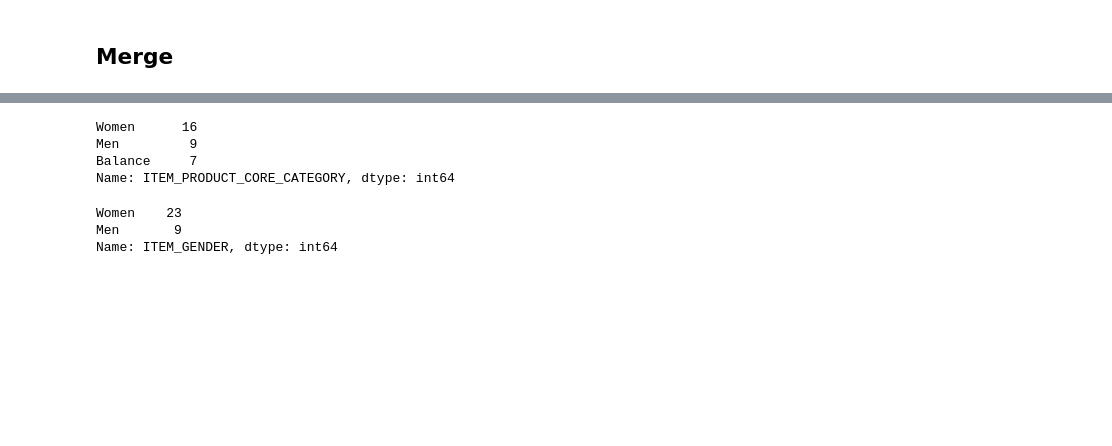
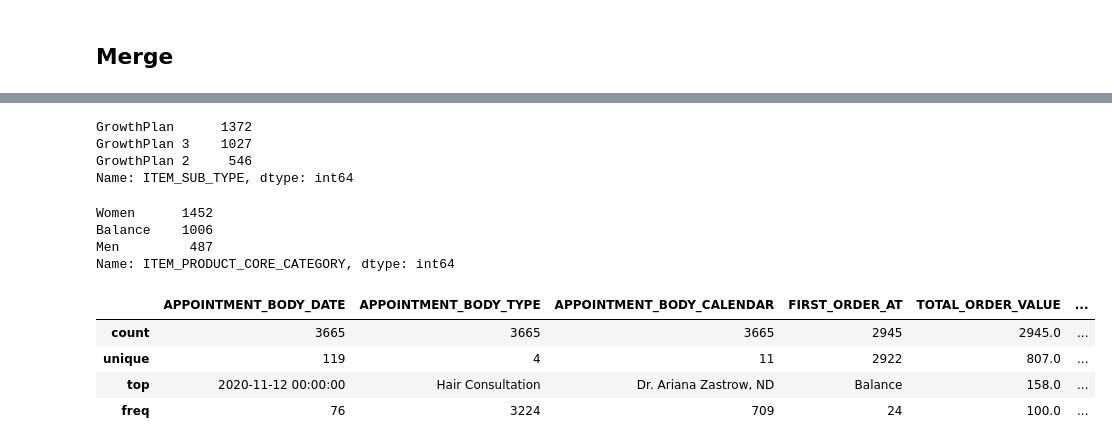
Before and after one commit to meaganlazer/Parking_Tickets_Timeseries, a Jupyter notebook: OrderData.ipynb, the cells around one changed output, grey strips where cells are left out. Drawn from its saved outputs; the diff is of its cells as text; code cells hidden in the pictures; blank space fills up the shorter version.

```diff
--- a/OrderData.ipynb
+++ b/OrderData.ipynb
@@ -268,0 +334,9 @@ df18.describe()
+# %%
+sub3 = sub3.groupby('EMAIL').agg({"FIRST_ORDER_AT":'min',\
+                                'TOTAL_ORDER_VALUE':'mean',\
+                                'TOTAL_ORDERS':'mean'\
+                                ,'ITEM_GENDER':'last',\
+                                'ITEM_SUB_TYPE':'last',\
+                                'ITEM_PRODUCT_CORE_CATEGORY':'last'\
+                               })
+sub3.shape
@@ -269,7 +377,7 @@ df18.describe()
 # %% [markdown]
 ## Merge
 # %%
-sub = pd.merge(clean_acuity,df, how='left',on='EMAIL',copy=False)
+sub = pd.merge(clean_acuity,sub3, how='left',on='EMAIL',copy=False)
 sub.info()
 # %% [output]
 <class 'pandas.core.frame.DataFrame'>
@@ -327,38 +399,33 @@ Name: ITEM_SUB_TYPE, dtype: int64
+# %%
+# clean up item sub
+sub.loc[sub['ITEM_SUB_TYPE'] =='GrowthPlan,GrowthPlan']= 'GrowthPlan'
+sub.loc[sub['ITEM_SUB_TYPE'] =='GrowthPlan 3,GrowthPlan 3']= 'GrowthPlan 3'
+sub.loc[sub['ITEM_SUB_TYPE'] =='GrowthPlan,GrowthPlan 3']= 'GrowthPlan'
+sub.loc[sub['ITEM_SUB_TYPE'] =='GrowthPlan 2,GrowthPlan']= 'GrowthPlan 2'
+sub.loc[sub['ITEM_SUB_TYPE'] =='GrowthPlan 3,GrowthPlan 2']= 'GrowthPlan 3'
+sub.loc[sub['ITEM_SUB_TYPE'] =='GrowthPlan,GrowthPlan 2']= 'GrowthPlan'
+sub.loc[sub['ITEM_SUB_TYPE'] =='GrowthPlan 3,GrowthPlan']= 'GrowthPlan 3'
+sub.loc[sub['ITEM_SUB_TYPE'] =='GrowthPlan 2,GrowthPlan 2']= 'GrowthPlan 2'
+sub.loc[sub['ITEM_SUB_TYPE'] =='GrowthPlan 3,Non-Sub']= 'GrowthPlan 3'
+
+sub['ITEM_SUB_TYPE'].value_counts()
+# %% [output]
+GrowthPlan      1372
+GrowthPlan 3    1027
+GrowthPlan 2     546
+Name: ITEM_SUB_TYPE, dtype: int64
 # %%
-# sub.loc[sub['ITEM_PRODUCT_CORE_CATEGORY'] =='Women,Men']= 'Women'
-# sub.loc[sub['ITEM_PRODUCT_CORE_CATEGORY'] =='Combination']= 'Balance'
-# sub.loc[sub['ITEM_PRODUCT_CORE_CATEGORY'] =='Women,Balance']= 'Balance'
-# sub.loc[sub['ITEM_PRODUCT_CORE_CATEGORY'] =='Men,Men']= 'Men'
-# sub.loc[sub['ITEM_PRODUCT_CORE_CATEGORY'] =='Balance,Men']= 'Balance'
-# sub.loc[sub['ITEM_PRODUCT_CORE_CATEGORY'] =='Men,Women,Women']= 'Women'
+sub.loc[sub['ITEM_PRODUCT_CORE_CATEGORY'] =='Men,Men']= 'Men'
+sub.loc[sub['ITEM_PRODUCT_CORE_CATEGORY'] =='GrowthPlan']= 'Balance'
+sub.loc[sub['ITEM_PRODUCT_CORE_CATEGORY'] =='GrowthPlan 2']= 'Balance'
+sub.loc[sub['ITEM_PRODUCT_CORE_CATEGORY'] =='GrowthPlan 3']= 'Balance'
 
 sub['ITEM_PRODUCT_CORE_CATEGORY'].value_counts()
 # %% [output]
-Women      16
-Men         9
-Balance     7
+Women      1452
+Balance    1006
+Men         487
 Name: ITEM_PRODUCT_CORE_CATEGORY, dtype: int64
-# %%
-# # clean up item gender
-# gold.loc[gold['ITEM_GENDER'] =='Men,Women', 'ITEM_GENDER']= 'Combination'
-# gold.loc[gold['ITEM_GENDER'] =='Women,Men,Women', 'ITEM_GENDER']= 'Combination'
-# gold.loc[gold['ITEM_GENDER'] =='Men,Women,Men,Women,Women,Women,Men,Men', 'ITEM_GENDER']= 'Combination'
-# gold.loc[gold['ITEM_GENDER'] =='Men,Women,Women', 'ITEM_GENDER']= 'Combination'
-# gold.loc[gold['ITEM_GENDER'] =='Women,Women,Men', 'ITEM_GENDER']= 'Combination'
-# gold.loc[gold['ITEM_GENDER'] =='Women,Men,Women,Women', 'ITEM_GENDER']= 'Combination'
-# gold.loc[gold['ITEM_GENDER'] =='Women,Men', 'ITEM_GENDER']= 'Combination'
-# gold.loc[gold['ITEM_GENDER'] =='Women,All', 'ITEM_GENDER']= 'Women'
-# gold.loc[gold['ITEM_GENDER'] =='Women,Women,Women,Women', 'ITEM_GENDER']= 'Women'
-# gold.loc[gold['ITEM_GENDER'] =='Women,Women', 'ITEM_GENDER']= 'Women'
-# gold.loc[gold['ITEM_GENDER'] =='Men,Men', 'ITEM_GENDER']= 'Men'
-# gold.loc[gold['ITEM_GENDER'] =='Women,Women,Men,Women,Men,Men,Men,Women', 'ITEM_GENDER']= 'Combination'
-# gold.loc[gold['ITEM_GENDER'] =='Women,Women,Women,Men']= 'Women'
-
-sub['ITEM_GENDER'].value_counts()
-# %% [output]
-Women    23
-Men       9
-Name: ITEM_GENDER, dtype: int64
 # %%
 # Export data
 sub.to_csv('sub.csv')
@@ -367,0 +432,8 @@ df.to_csv('df.csv')
+# %%
+sub.describe()
+# %% [output]
+|  | APPOINTMENT_BODY_DATE | APPOINTMENT_BODY_TYPE | APPOINTMENT_BODY_CALENDAR | FIRST_ORDER_AT | TOTAL_ORDER_VALUE | ... |
+| count | 3665 | 3665 | 3665 | 2945 | 2945.0 | ... |
+| unique | 119 | 4 | 11 | 2922 | 807.0 | ... |
+| top | 2020-11-12 00:00:00 | Hair Consultation | Dr. Ariana Zastrow, ND | Balance | 158.0 | ... |
+| freq | 76 | 3224 | 709 | 24 | 100.0 | ... |
```
Also changed, not shown: parts of 22 cells of this notebook.
